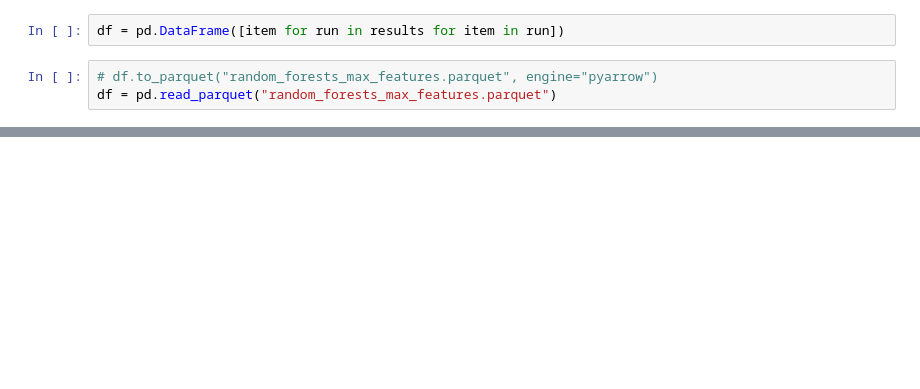
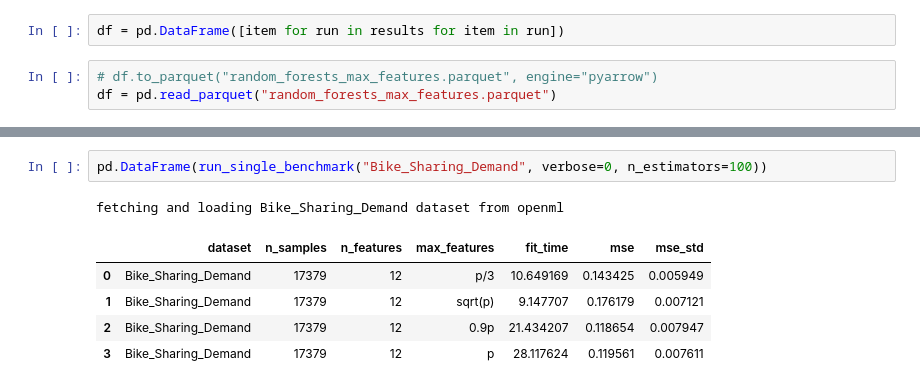
Before and after one commit to lorentzenchr/notebooks, a Jupyter notebook: random_forests_max_features.ipynb, the cells around one changed output, grey strips where cells are left out. Saved outputs shown, nothing was run; the diff lists cells and outputs as text; blank space fills up the shorter version.

```diff
--- a/random_forests_max_features.ipynb
+++ b/random_forests_max_features.ipynb
@@ -364,0 +385,9 @@ sns.catplot(
+# %%
+pd.DataFrame(run_single_benchmark("Bike_Sharing_Demand", verbose=0, n_estimators=100))
+# %% [output]
+fetching and loading Bike_Sharing_Demand dataset from openml
+|  | dataset | n_samples | n_features | max_features | fit_time | mse | mse_std |
+| 0 | Bike_Sharing_Demand | 17379 | 12 | p/3 | 10.649169 | 0.143425 | 0.005949 |
+| 1 | Bike_Sharing_Demand | 17379 | 12 | sqrt(p) | 9.147707 | 0.176179 | 0.007121 |
+| 2 | Bike_Sharing_Demand | 17379 | 12 | 0.9p | 21.434207 | 0.118654 | 0.007947 |
+| 3 | Bike_Sharing_Demand | 17379 | 12 | p | 28.117624 | 0.119561 | 0.007611 |
```
Also changed, not shown: parts of 9 cells of this notebook, 1 other file.
